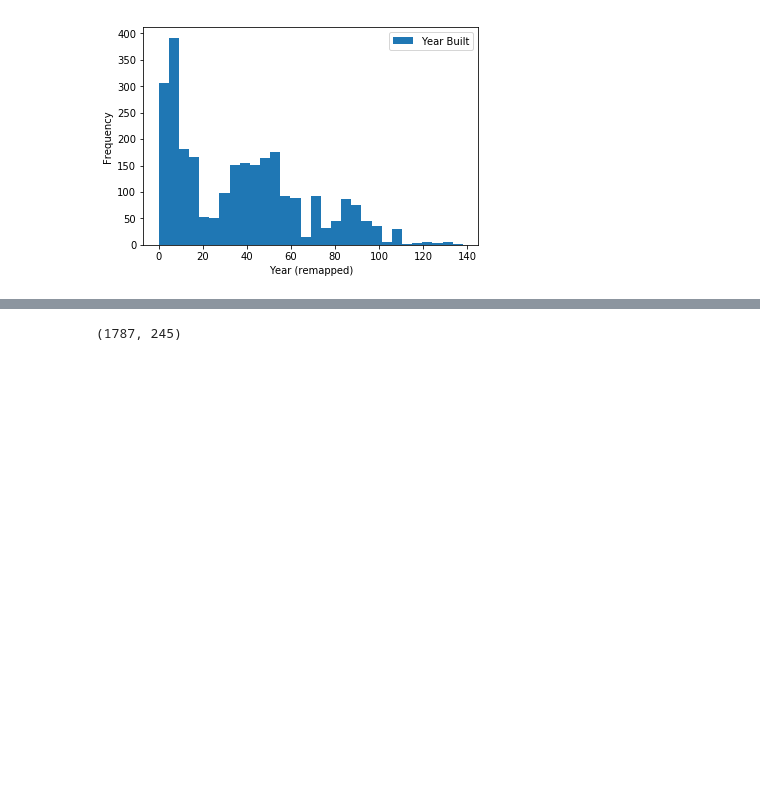
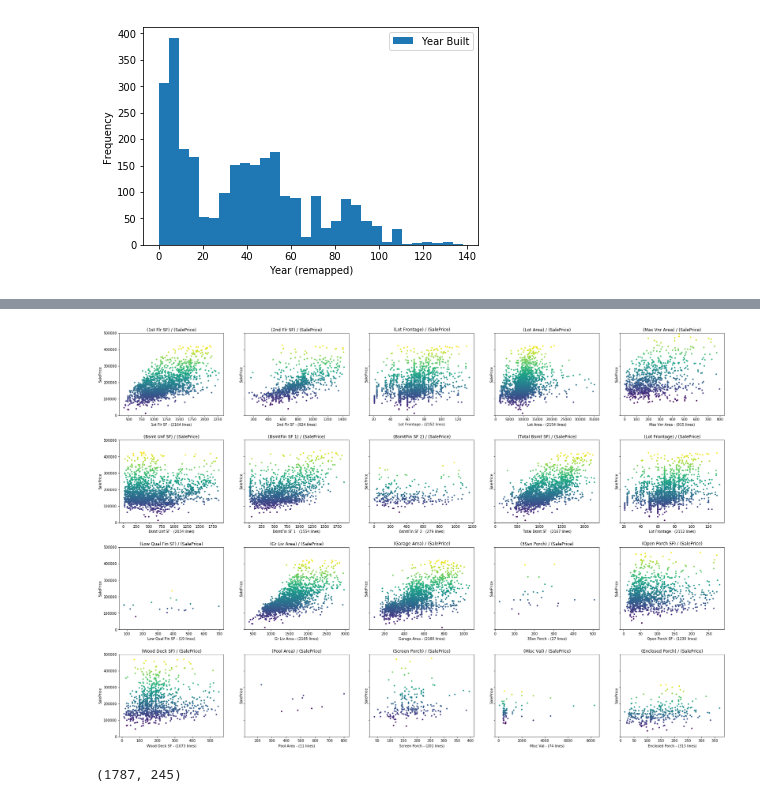
Before and after one commit to xnicolovici/machine_learning, a Jupyter notebook: notebooks/Course No 3/09. Course project/03. Part 2 - House prices/house-prices-solution.ipynb, the cells around one changed output, grey strips where cells are left out. Drawn from its saved outputs; the diff is of its cells as text; code cells hidden in the pictures; blank space fills up the shorter version.

```diff
--- a/notebooks/Course No 3/09. Course project/03. Part 2 - House prices/house-prices-solution.ipynb
+++ b/notebooks/Course No 3/09. Course project/03. Part 2 - House prices/house-prices-solution.ipynb
@@ -1167,21 +1171,75 @@ data_df.to_csv(os.path.join('data','data_df.csv'))
 # %%
 from scipy.stats import zscore
 
-def zScoreCleanUp(df, columns, factor=2):
+def drawScatterPlot(df, x_columns=[], y_column='SalePrice', z_factor=2, graph_per_line=5, figsize=(25,15), ylim=[0,500000]):
     '''
-    Function that calculate zscore on columns passed as parameter and returns a copy of the DataFrame
-    received as parameter without lines where np.abs(zscore) is above factor value for at least one of the cell
-    of the line.
-    This function returns a copy of the dataframe received as first parameter. The original one is not modified.
+    Function that draws a scatter plot from the dataframe passed as first parameter, using columns passed as
+    second parameter (default to 'SalePrice'.
+    Before plotting the result, this function will remove lines where x values are == 0, and then
+    remove outliers on both columns
     '''
 
-    # Calculate zscore of each cells of the columns passed as parameter
-    zscore_values = zscore(df[columns])
+    nb_columns=len(x_columns)
+    nb_line=int(((nb_columns-1)/graph_per_line)+1)
 
-    # Build an arraqy of boolen where True = np.abs(zscore) is lower than factor
-    zscore_bool = np.abs(zscore_values) < factor
+    print("Drawing graphs {} x {} (number of column = {})".format(graph_per_line, nb_line, nb_columns))
 
-    # Use the all(axis=1) function on zscore_bool array to get a 1-row-array containing boolean values
-    # where True = all cell of the zscore_bool corresponding line are True
-    # This 1-row-array will be used to filter the original dataframe
-    return df[zscore_bool.all(axis=1)].copy()
+    graph_col=0
+    graph_line=0
+
+
+    # Create Figure and Axes instances
+    if(nb_line > 1):
+        fig, axs = plt.subplots(nb_line, graph_per_line, sharey=True, figsize=figsize)
+    else:
+        fig, axs = plt.subplots(1, graph_per_line, figsize=figsize)
+
+
+    for c in x_columns:
+
+        # Remove 0 values
+        temp_df = df[df[c]!=0][[c, y_column]]
+
+        # Calculate zscore of each cells of the columns passed as parameter
+        #zscore_values = zscore(temp_df[[c, y_column]])
+        zscore_values = zscore(temp_df[[c,y_column]])
+
+        # Build an arraqy of boolen where True = np.abs(zscore) is lower than factor
+        zscore_bool = np.abs(zscore_values) < z_factor
+
+        # Use the all(axis=1) function on zscore_bool array to get a 1-row-array containing boolean values
+        # where True means that at least one cell of the zscore_bool corresponding line is True
+        # This 1-row-array will be used to filter the temp dataframe
+        temp_df = temp_df[zscore_bool.all(axis=1)]
+
+        # Make plot, set axes labels
+        if(nb_line>1):
+            ax=axs[graph_line, graph_col]
+        else:
+            ax=axs[graph_col]
+
+        ax.scatter(temp_df[c], temp_df[y_column], s=10, c=temp_df[y_column], cmap='viridis')
+        ax.set_ylabel(y_column)
+        ax.set_xlabel("{} - ({} lines)".format(c, temp_df[c].shape[0]))
+        ax.set_title("({}) / ({})".format(c,y_column))
+        ax.set_ylim(ylim)
+
+        # increment axes index
+        graph_col+=1
+        if(graph_col > graph_per_line-1):
+            graph_col=0
+            graph_line+=1
+
+    # set the spacing between subplots
+    plt.subplots_adjust(left=0.1,
+                        bottom=0.1,
+                        right=0.9,
+                        top=0.9,
+                        wspace=0.2,
+                        hspace=0.3)
+    # display graph
+    plt.show()
+
+
+drawScatterPlot(getTrainDataset(), continuous_column, graph_per_line=5, figsize=(30,20), z_factor=3)
+# %% [output]
@@ -1188,3 +1247,4 @@ def zScoreCleanUp(df, columns, factor=2):
+[figure, added]
 # %%
 temp_df = zScoreCleanUp(getTrainDataset(), columns=continuous_column, factor=3)
 # %%
```
Also changed, not shown: parts of 17 cells of this notebook, 2 other files.
